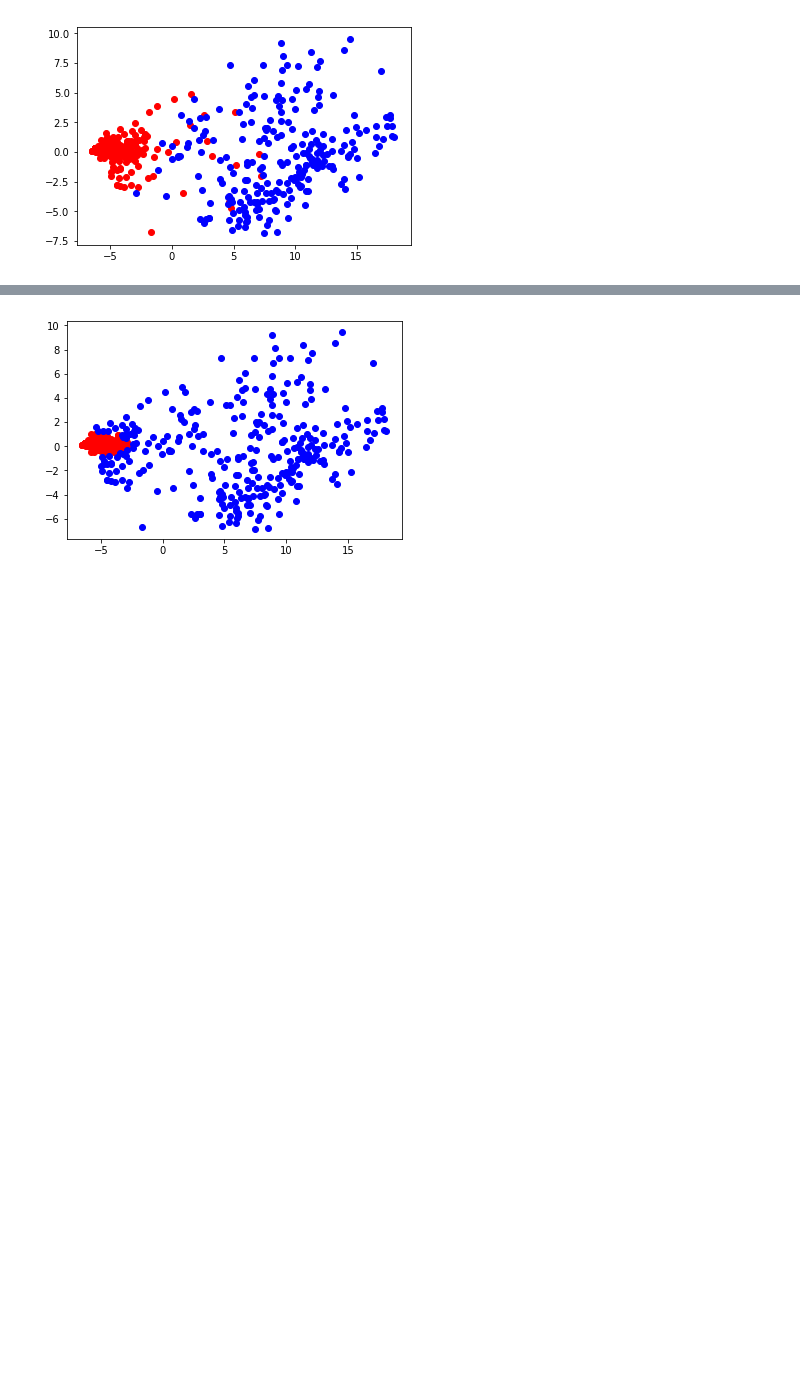
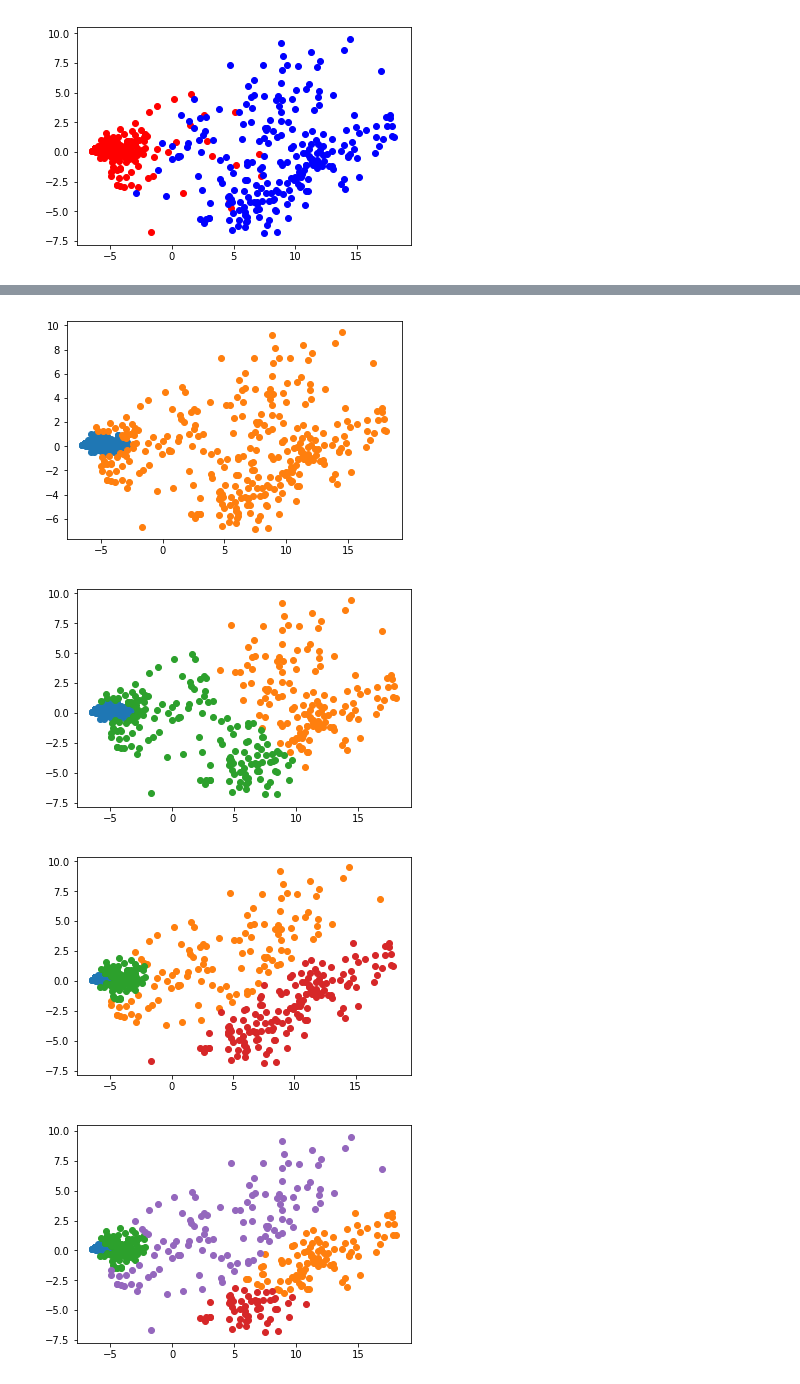
Before and after one commit to adityapatelgithub/STATproject, a Jupyter notebook: Untitled.ipynb, the cells around one changed output, grey strips where cells are left out. Drawn from its saved outputs; the diff is of its cells as text; code cells hidden in the pictures; blank space fills up the shorter version.

Commit message:
all plots done

```diff
--- a/Untitled.ipynb
+++ b/Untitled.ipynb
@@ -82,5 +109,0 @@ for i in range(10):
-# %%
-for i in range(10):
-    gaussian = GaussianMixture(n_components=2, covariance_type='full', tol=0.001, reg_covar=1e-06, max_iter=100, n_init=1, init_params='kmeans', random_state=i).fit(x_pca)
-    #print(gaussian.predict(x))
-    print(adjusted_rand_score(labels_true = y, labels_pred = gaussian.predict(x_pca)))
@@ -97,0 +110,11 @@ for i in range(10):
+# %%
+models_gaussian = [None for i in range(7)]
+
+for i in range(2, 6):
+    for j in range(100, 105):
+        gaussian = GaussianMixture(n_components=i, random_state=j).fit(x_pca)
+        pred = gaussian.predict(x_pca)
+        if  j == 100:
+            models_gaussian[i] = pred
+        print(adjusted_rand_score(labels_true = y, labels_pred = pred))
+print(models_gaussian)
@@ -105,9 +147,11 @@ plt.show()
 # %% [output]
 [figure]
 # %%
-x_pca_1 = np.array([x_pca[i] for i in range(len(x_pca)) if kmeans.labels_[i] == 0])
-x_pca_2 = np.array([x_pca[i] for i in range(len(x_pca)) if kmeans.labels_[i] == 1])
-plt.scatter([x_pca_1[i][0] for i in range(len(x_pca_1))], [x_pca_1[i][1] for i in range(len(x_pca_1))], color = 'red')
-plt.scatter([x_pca_2[i][0] for i in range(len(x_pca_2))], [x_pca_2[i][1] for i in range(len(x_pca_2))], color = 'blue')
-plt.show()
+for j in range(4): # cluster 2 to 5
+    points = models_kmeans[j+2]
+    for k in range(j+2):   # need to scatter i times
+        x_pca_1 = np.array([x_pca[i] for i in range(len(x_pca)) if points[i] == k])
+        #print(len(x_pca_1))
+        plt.scatter([x_pca_1[i][0] for i in range(len(x_pca_1))], [x_pca_1[i][1] for i in range(len(x_pca_1))])
+    plt.show()
 # %% [output]
@@ -115,9 +162,13 @@ plt.show()
 # %%
-gaussian_pred = gaussian.predict(x_pca)
-x_pca_1 = np.array([x_pca[i] for i in range(len(x_pca)) if gaussian_pred[i] == 0])
-x_pca_2 = np.array([x_pca[i] for i in range(len(x_pca)) if gaussian_pred[i] == 1])
-plt.scatter([x_pca_1[i][0] for i in range(len(x_pca_1))], [x_pca_1[i][1] for i in range(len(x_pca_1))], color = 'red')
-plt.scatter([x_pca_2[i][0] for i in range(len(x_pca_2))], [x_pca_2[i][1] for i in range(len(x_pca_2))], color = 'blue')
-plt.show()
+for j in range(4): # cluster 2 to 5
+    points = models_gaussian[j+2]
+    for k in range(j+2):   # need to scatter i times
+        x_pca_1 = np.array([x_pca[i] for i in range(len(x_pca)) if points[i] == k])
+        #print(len(x_pca_1))
+        plt.scatter([x_pca_1[i][0] for i in range(len(x_pca_1))], [x_pca_1[i][1] for i in range(len(x_pca_1))])
+    plt.show()
 # %% [output]
-[figure, old version]
+[figure, new version]
+[figure, added]
+[figure, added]
+[figure, added]
```
Also changed, not shown: parts of 7 cells of this notebook.
